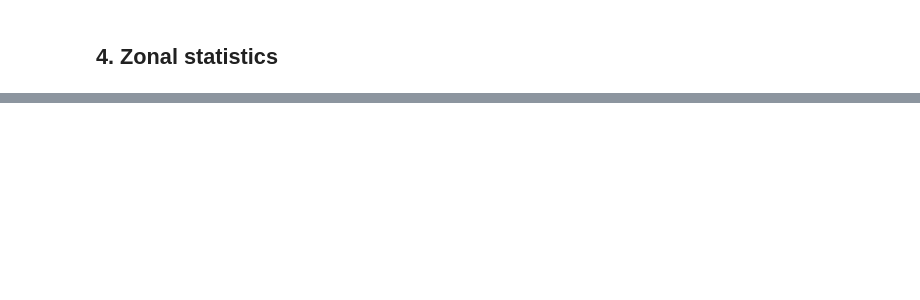
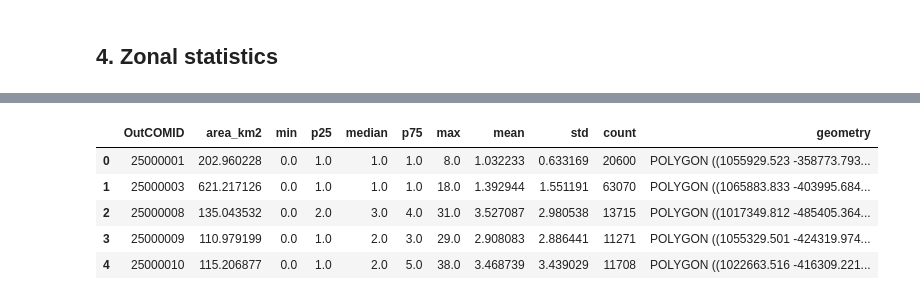
Before and after one commit to NIVANorge/BEST-Siberian, a Jupyter notebook: code/07b_mean_catchment_slopes.ipynb, the cells around one changed output, grey strips where cells are left out. Drawn from its saved outputs; the diff is of its cells as text; code cells hidden in the pictures; blank space fills up the shorter version.

```diff
--- a/code/07b_mean_catchment_slopes.ipynb
+++ b/code/07b_mean_catchment_slopes.ipynb
@@ -260,6 +260,7 @@ stats = [
     "std",
     "count",
 ]
+dst_crs = "+proj=stere +lat_0=90 +lat_ts=90 +lon_0=-45 +k=1 +x_0=0 +y_0=0 +datum=WGS84 +units=m +no_defs"
 
 cat_gdf = gpd.read_file(radr_cat_shp).to_crs(dst_crs)
 idx_cols = [i for i in cat_gdf.columns if i != "geometry"]
@@ -281,3 +282,4 @@ cat_gdf.rename(
 )
 cat_gdf.to_file(out_shp, index=False)
 cat_gdf.head()
+# %% [output]
@@ -283,0 +288,6 @@ cat_gdf.head()
+|  | OutCOMID | area_km2 | min | p25 | median | p75 | max | mean | std | count | geometry |
+| 0 | 25000001 | 202.960228 | 0.0 | 1.0 | 1.0 | 1.0 | 8.0 | 1.032233 | 0.633169 | 20600 | POLYGON ((1055929.523 -358773.793... |
+| 1 | 25000003 | 621.217126 | 0.0 | 1.0 | 1.0 | 1.0 | 18.0 | 1.392944 | 1.551191 | 63070 | POLYGON ((1065883.833 -403995.684... |
+| 2 | 25000008 | 135.043532 | 0.0 | 2.0 | 3.0 | 4.0 | 31.0 | 3.527087 | 2.980538 | 13715 | POLYGON ((1017349.812 -485405.364... |
+| 3 | 25000009 | 110.979199 | 0.0 | 1.0 | 2.0 | 3.0 | 29.0 | 2.908083 | 2.886441 | 11271 | POLYGON ((1055329.501 -424319.974... |
+| 4 | 25000010 | 115.206877 | 0.0 | 1.0 | 2.0 | 5.0 | 38.0 | 3.468739 | 3.439029 | 11708 | POLYGON ((1022663.516 -416309.221... |
```
Also changed, not shown: parts of 10 cells of this notebook.
